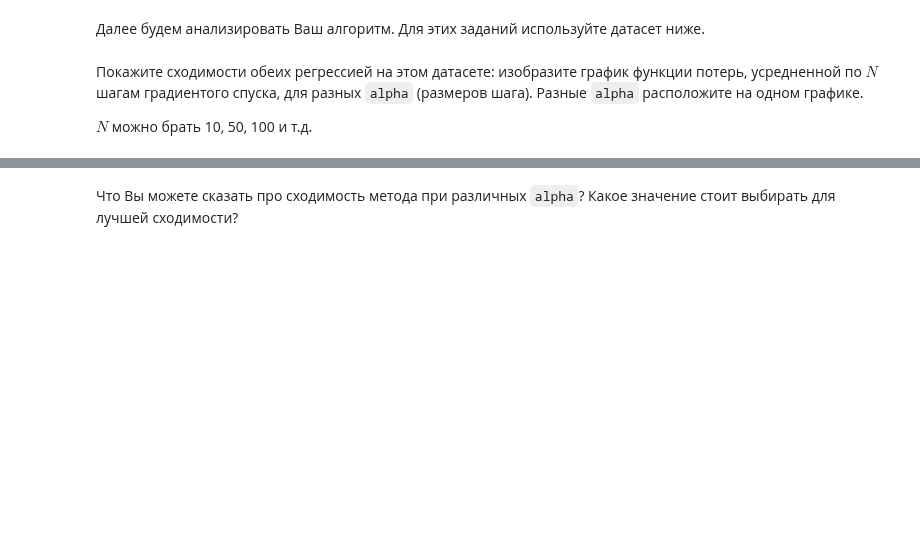
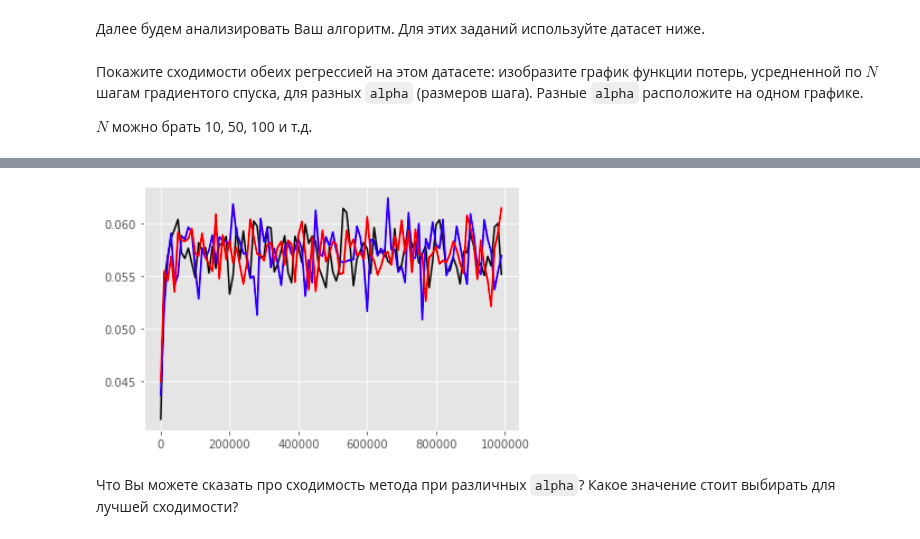
Before and after one commit to v-yankovskij/sphere-dm-2020, a Jupyter notebook: 02/yankovskiy_hw2.ipynb, the cells around one changed output, grey strips where cells are left out. Drawn from its saved outputs; the diff is of its cells as text; code cells hidden in the pictures; blank space fills up the shorter version.

```diff
--- a/02/yankovskiy_hw2.ipynb
+++ b/02/yankovskiy_hw2.ipynb
@@ -485,3 +495,13 @@ $N$ можно брать 10, 50, 100 и т.д.
+# %%
+for alpha, col in [(0.1, 'k-'), (0.3, 'b-'), (0.5, 'r-')]:
+    my_clf = MySGDClassifier(batch_generator, C=100, max_epoch=10, model_type='lin_reg')
+    my_clf.fit(X, y)
+    loss = np.mean(np.array_split(my_clf.errors_log['loss'], 100),axis=1)
+    iter = np.array(np.array_split(np.arange(len(my_clf.errors_log['iter'])), 100))[:,0]
+    plt.plot(iter, loss, col)
+plt.show()
+# %% [output]
+[figure, added]
 # %% [markdown]
 Что Вы можете сказать про сходимость метода при различных `alpha`? Какое значение стоит выбирать для лучшей сходимости?
 # %% [markdown]
```
Also changed, not shown: parts of 3 cells of this notebook.
